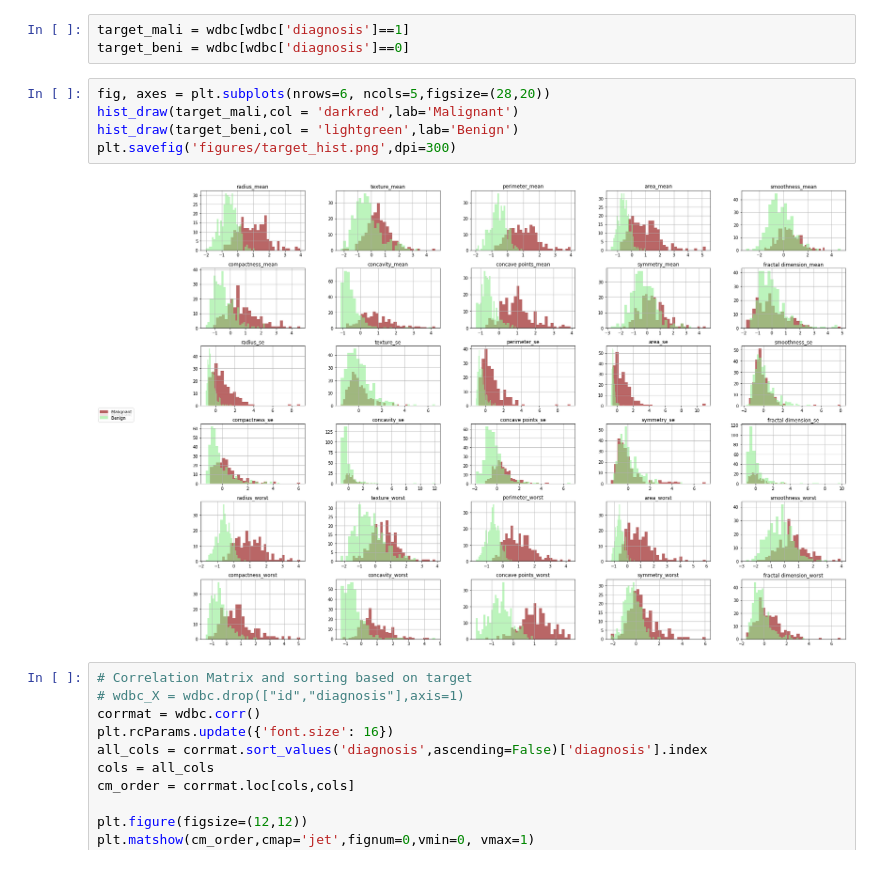
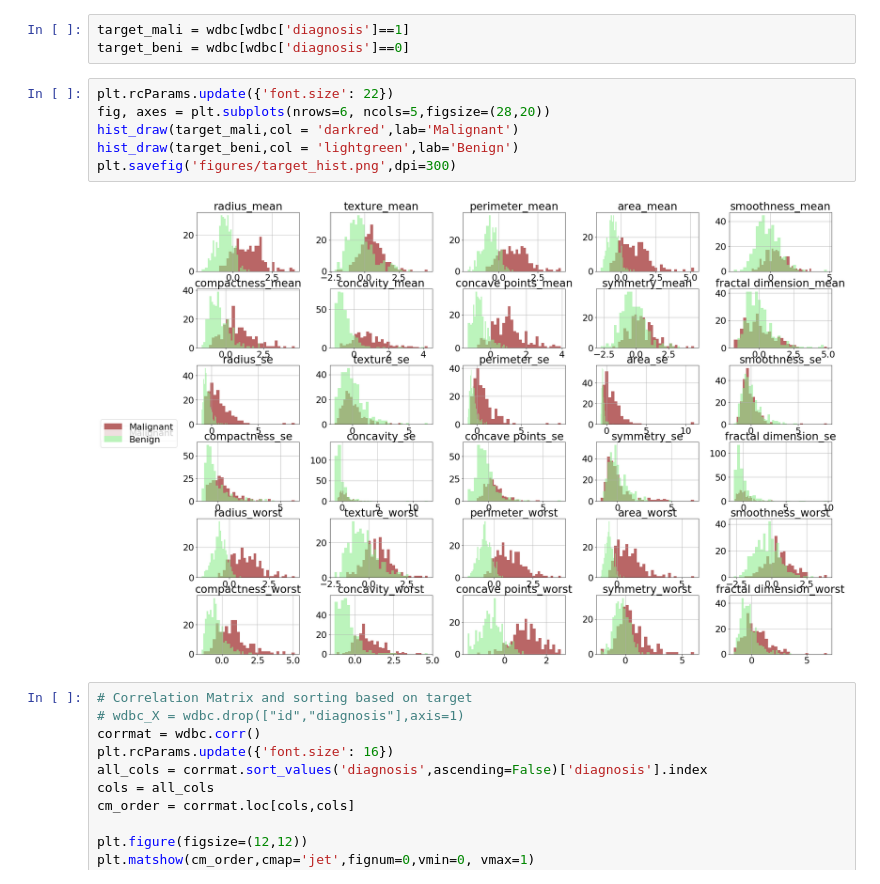
Before and after one commit to shiyuliu1/data1030_project, a Jupyter notebook: project_code.ipynb, the cells around one changed output. Saved outputs shown, nothing was run; the diff lists cells and outputs as text.

```diff
--- a/project_code.ipynb
+++ b/project_code.ipynb
@@ -163,12 +161,13 @@ plt.legend()
 target_mali = wdbc[wdbc['diagnosis']==1]
 target_beni = wdbc[wdbc['diagnosis']==0]
 # %%
+plt.rcParams.update({'font.size': 22})
 fig, axes = plt.subplots(nrows=6, ncols=5,figsize=(28,20))
 hist_draw(target_mali,col = 'darkred',lab='Malignant')
 hist_draw(target_beni,col = 'lightgreen',lab='Benign')
 plt.savefig('figures/target_hist.png',dpi=300)
 # %% [output]
-[figure, old version]
+[figure, new version]
 # %%
 # Correlation Matrix and sorting based on target
 # wdbc_X = wdbc.drop(["id","diagnosis"],axis=1)
```
Also changed, not shown: parts of 7 cells of this notebook, 4 other files.
